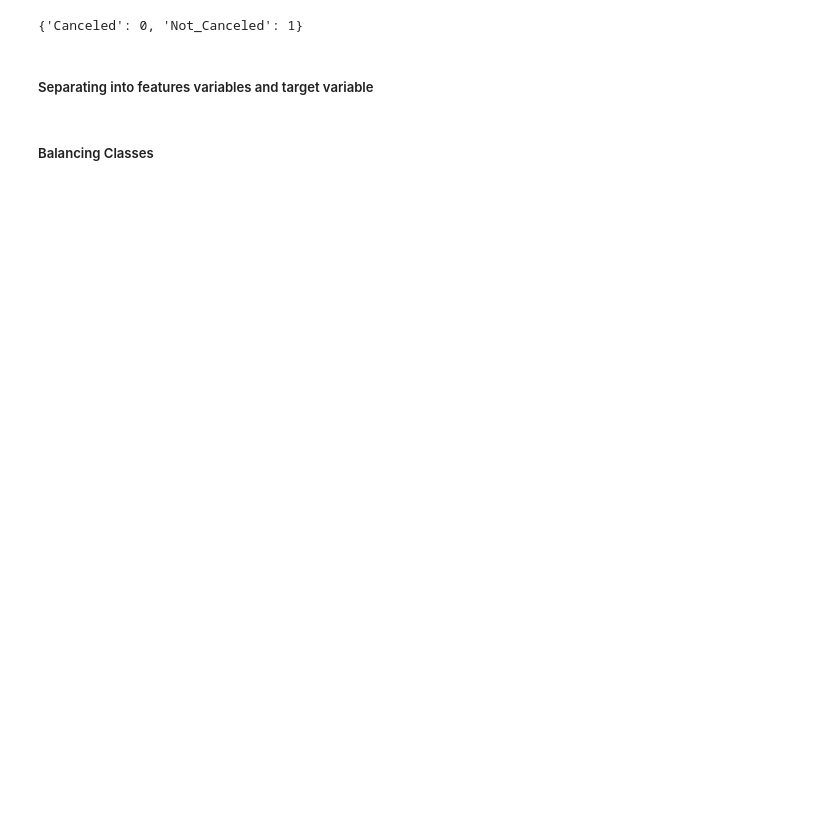
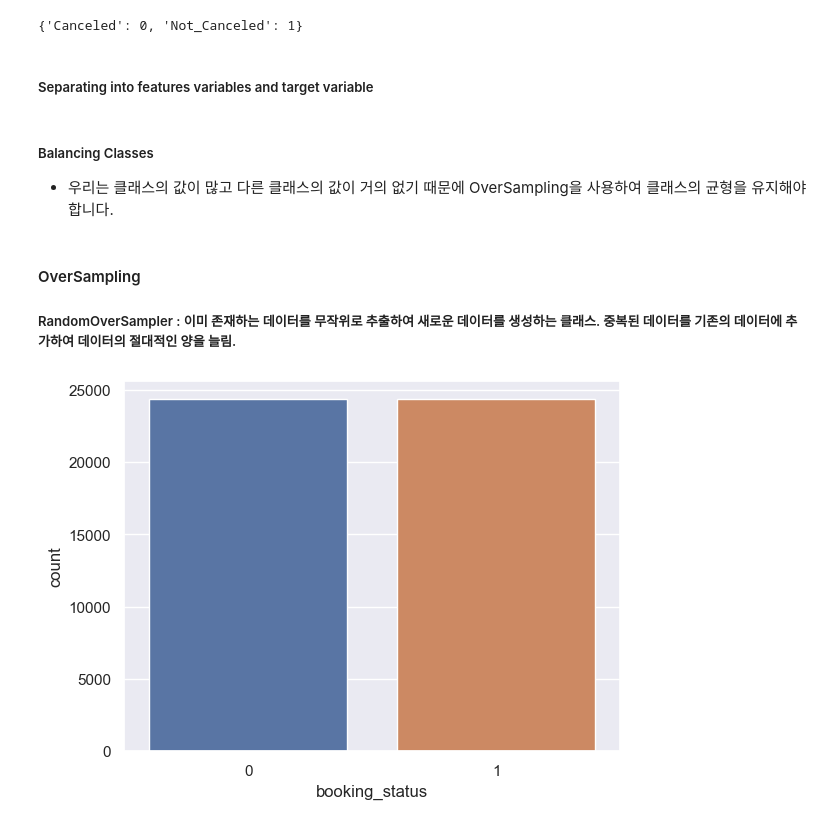
Before and after one commit to minyoungci/Kaggle, a Jupyter notebook: HotelData/hotel_reservation.ipynb, the cells around one changed output. Cells and saved outputs as stored; diff of their text form; code cells hidden in the pictures; blank space fills up the shorter version.

```diff
--- a/HotelData/hotel_reservation.ipynb
+++ b/HotelData/hotel_reservation.ipynb
@@ -211,3 +196,0 @@ def season(x):
-# %%
-df['season_group'] = df['arrival_month'].apply(season)
-df
@@ -520,3 +483,17 @@ X = X.values
 y = df['booking_status']
 # %% [markdown]
 ##### Balancing Classes
+
+* 우리는 클래스의 값이 많고 다른 클래스의 값이 거의 없기 때문에 OverSampling을 사용하여 클래스의 균형을 유지해야 합니다.
+# %% [markdown]
+#### OverSampling
+
+##### RandomOverSampler : 이미 존재하는 데이터를 무작위로 추출하여 새로운 데이터를 생성하는 클래스. 중복된 데이터를 기존의 데이터에 추가하여 데이터의 절대적인 양을 늘림.
+# %%
+from imblearn.over_sampling import RandomOverSampler
+
+ros = RandomOverSampler(random_state=8)
+X, y = ros.fit_resample(X, y)
+ax = sns.countplot(x=y)
+# %% [output]
+[figure, added]
```
Also changed, not shown: parts of 31 cells of this notebook.
